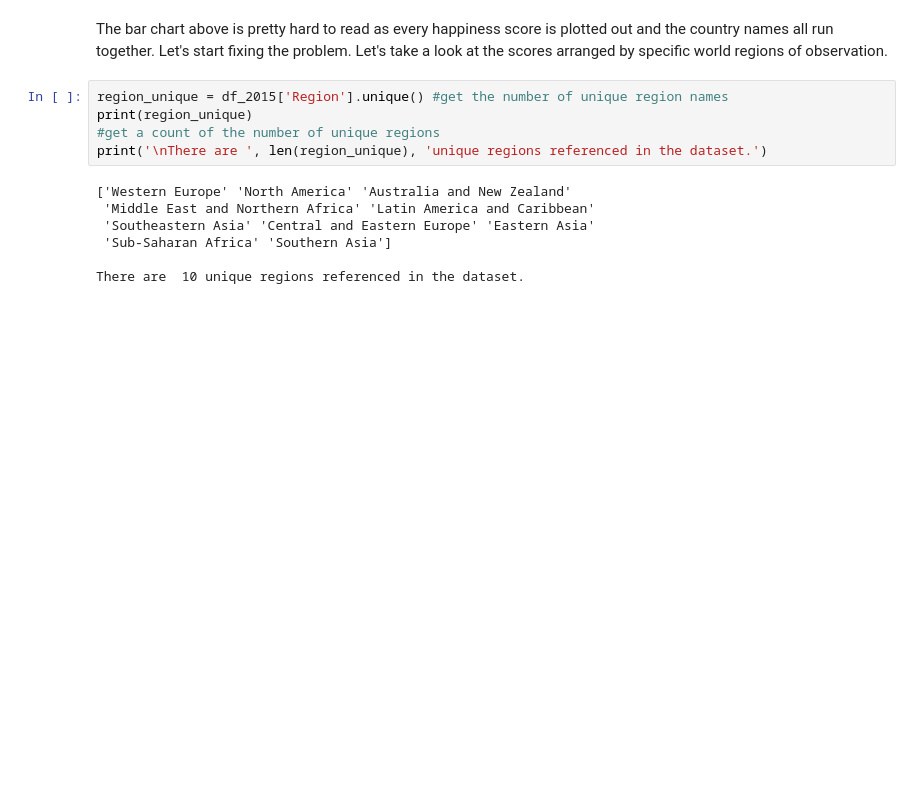
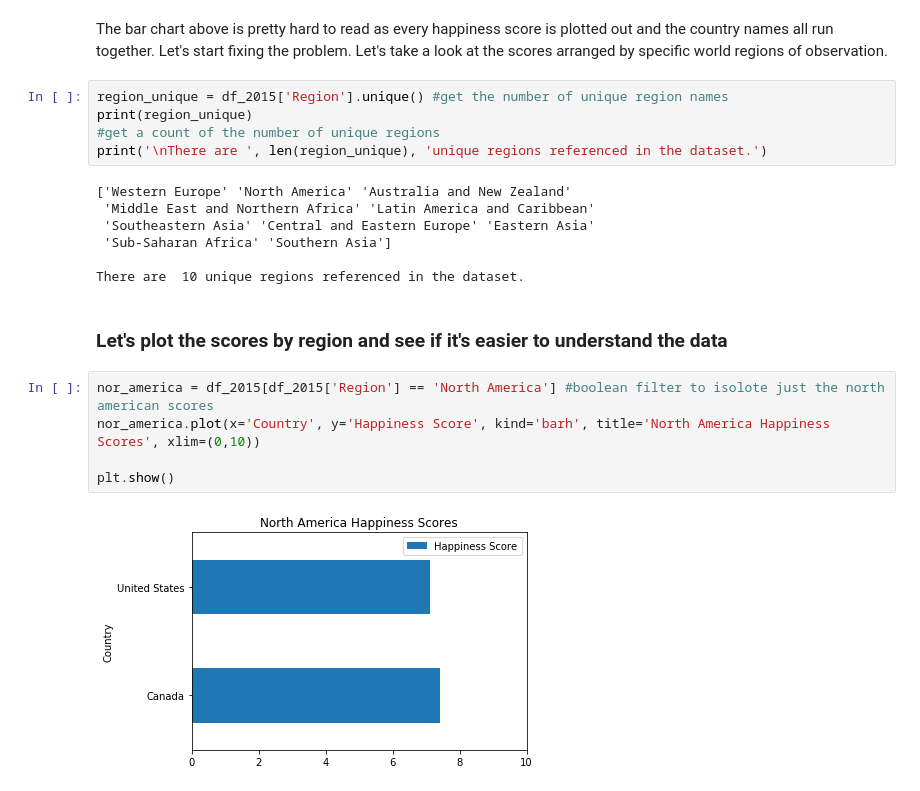
Before and after one commit to SeriousHyena/Sandbox, a Jupyter notebook: data_aggregation.ipynb, the cells around one changed output. Drawn from its saved outputs; the diff is of its cells as text; blank space fills up the shorter version.

```diff
--- a/data_aggregation.ipynb
+++ b/data_aggregation.ipynb
@@ -132,3 +132,12 @@ print('\nThere are ', len(region_unique), 'unique regions referenced in the data
  'Sub-Saharan Africa' 'Southern Asia']
 
 There are  10 unique regions referenced in the dataset.
+# %% [markdown]
+### Let's plot the scores by region and see if it's easier to understand the data
+# %%
+nor_america = df_2015[df_2015['Region'] == 'North America'] #boolean filter to isolote just the north american scores
+nor_america.plot(x='Country', y='Happiness Score', kind='barh', title='North America Happiness Scores', xlim=(0,10))
+
+plt.show()
+# %% [output]
+[figure, added]
```
Also changed, not shown: parts of 2 cells of this notebook.
